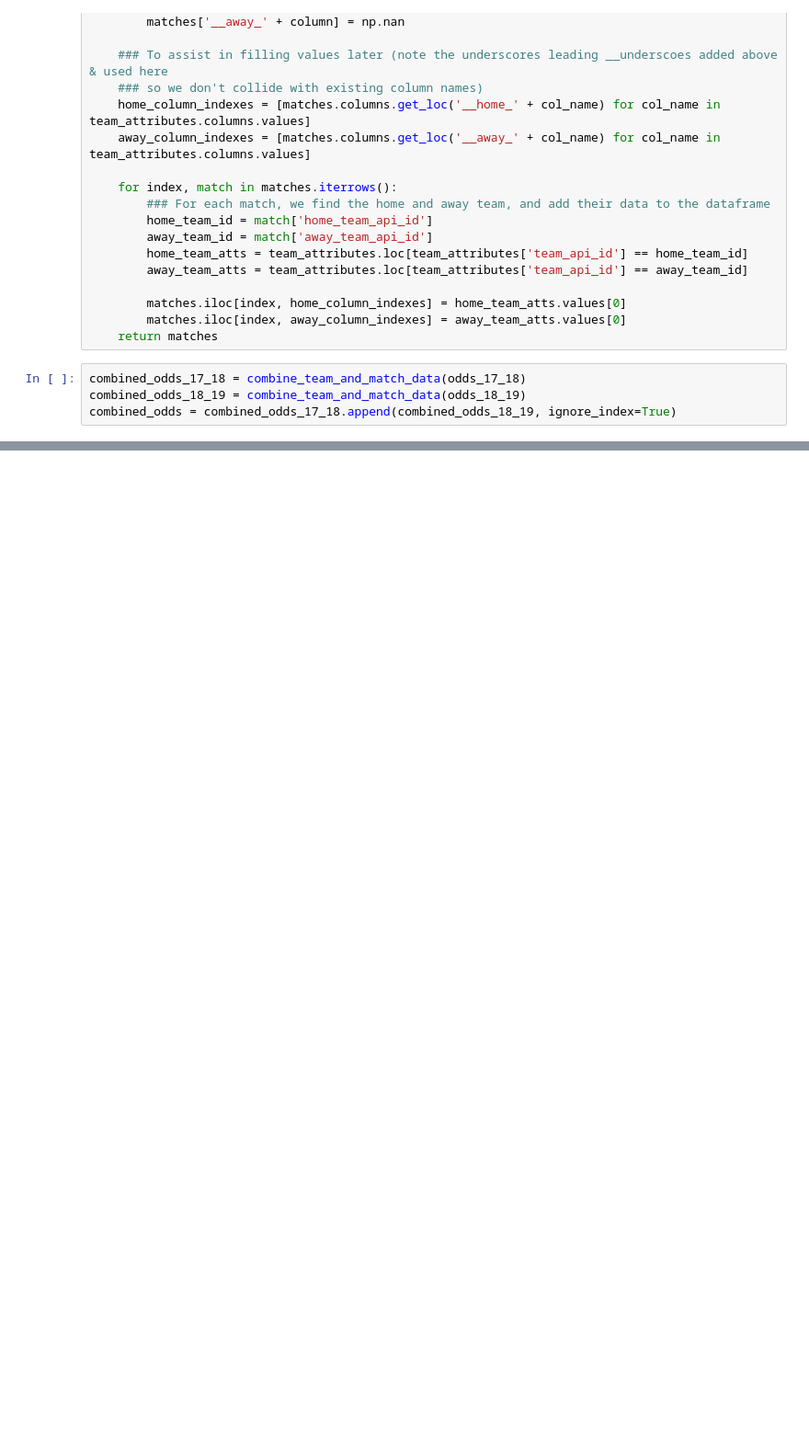
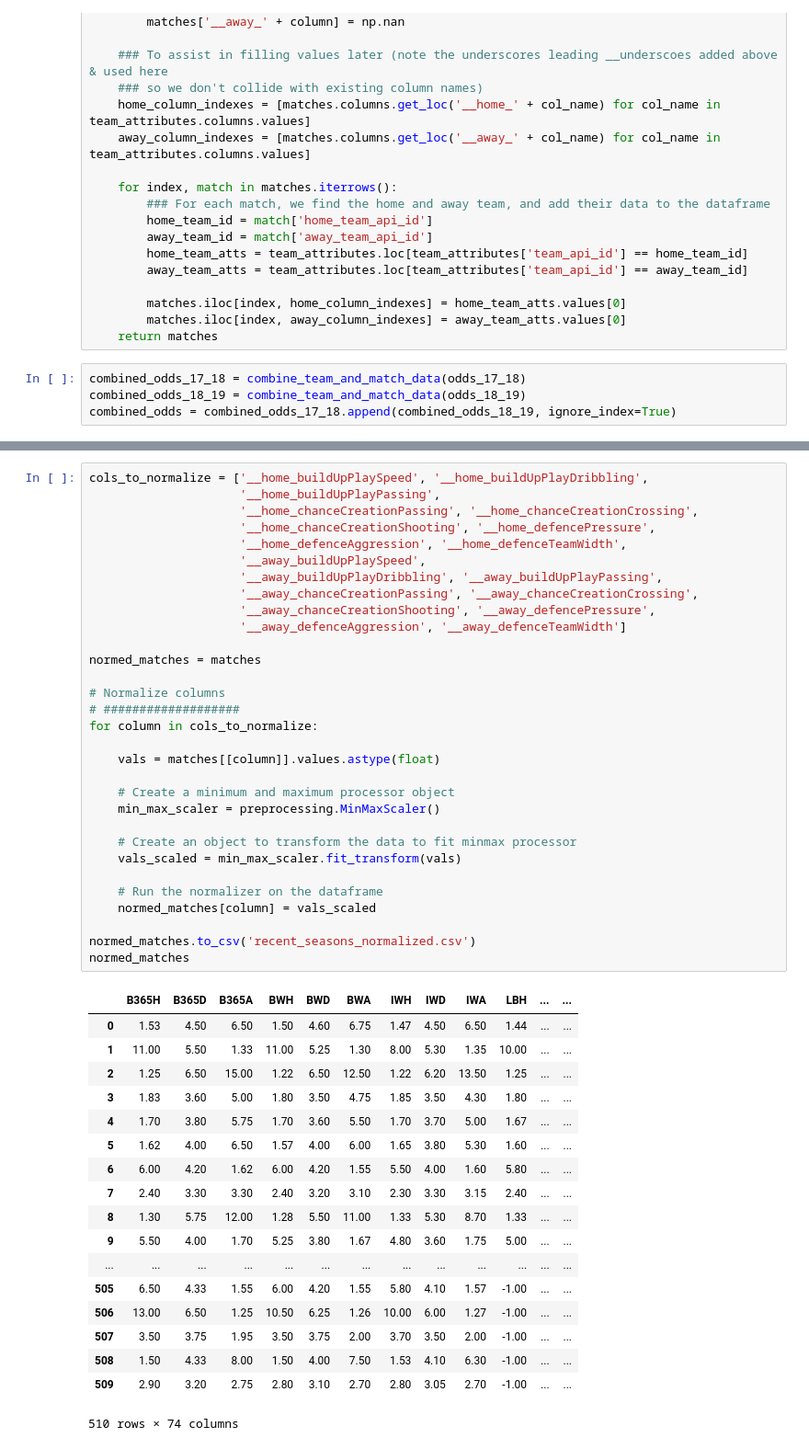
Before and after one commit to zsimone10/FIFABets, a Jupyter notebook: scrape_team_attributes.ipynb, the cells around one changed output, grey strips where cells are left out. Shown at 92% size. Drawn from its saved outputs; the diff is of its cells as text; blank space fills up the shorter version.

```diff
--- a/scrape_team_attributes.ipynb
+++ b/scrape_team_attributes.ipynb
@@ -234,3 +193,53 @@ matches.to_csv('clean_negative_one_fill.csv')
+# %%
+cols_to_normalize = ['__home_buildUpPlaySpeed', '__home_buildUpPlayDribbling',
+                     '__home_buildUpPlayPassing',
+                     '__home_chanceCreationPassing', '__home_chanceCreationCrossing',
+                     '__home_chanceCreationShooting', '__home_defencePressure',
+                     '__home_defenceAggression', '__home_defenceTeamWidth',
+                     '__away_buildUpPlaySpeed',
+                     '__away_buildUpPlayDribbling', '__away_buildUpPlayPassing',
+                     '__away_chanceCreationPassing', '__away_chanceCreationCrossing',
+                     '__away_chanceCreationShooting', '__away_defencePressure',
+                     '__away_defenceAggression', '__away_defenceTeamWidth']
+
+normed_matches = matches
+
+# Normalize columns
+# ###################
+for column in cols_to_normalize:
+
+    vals = matches[[column]].values.astype(float)
+
+    # Create a minimum and maximum processor object
+    min_max_scaler = preprocessing.MinMaxScaler()
+
+    # Create an object to transform the data to fit minmax processor
+    vals_scaled = min_max_scaler.fit_transform(vals)
+
+    # Run the normalizer on the dataframe
+    normed_matches[column] = vals_scaled
+
+normed_matches.to_csv('recent_seasons_normalized.csv')
+normed_matches
+# %% [output]
+|  | B365H | B365D | B365A | BWH | BWD | BWA | IWH | IWD | IWA | LBH | ... | ... |
+| 0 | 1.53 | 4.50 | 6.50 | 1.50 | 4.60 | 6.75 | 1.47 | 4.50 | 6.50 | 1.44 | ... | ... |
+| 1 | 11.00 | 5.50 | 1.33 | 11.00 | 5.25 | 1.30 | 8.00 | 5.30 | 1.35 | 10.00 | ... | ... |
+| 2 | 1.25 | 6.50 | 15.00 | 1.22 | 6.50 | 12.50 | 1.22 | 6.20 | 13.50 | 1.25 | ... | ... |
+| 3 | 1.83 | 3.60 | 5.00 | 1.80 | 3.50 | 4.75 | 1.85 | 3.50 | 4.30 | 1.80 | ... | ... |
+| 4 | 1.70 | 3.80 | 5.75 | 1.70 | 3.60 | 5.50 | 1.70 | 3.70 | 5.00 | 1.67 | ... | ... |
+| 5 | 1.62 | 4.00 | 6.50 | 1.57 | 4.00 | 6.00 | 1.65 | 3.80 | 5.30 | 1.60 | ... | ... |
+| 6 | 6.00 | 4.20 | 1.62 | 6.00 | 4.20 | 1.55 | 5.50 | 4.00 | 1.60 | 5.80 | ... | ... |
+| 7 | 2.40 | 3.30 | 3.30 | 2.40 | 3.20 | 3.10 | 2.30 | 3.30 | 3.15 | 2.40 | ... | ... |
+| 8 | 1.30 | 5.75 | 12.00 | 1.28 | 5.50 | 11.00 | 1.33 | 5.30 | 8.70 | 1.33 | ... | ... |
+| 9 | 5.50 | 4.00 | 1.70 | 5.25 | 3.80 | 1.67 | 4.80 | 3.60 | 1.75 | 5.00 | ... | ... |
+| ... | ... | ... | ... | ... | ... | ... | ... | ... | ... | ... | ... | ... |
+| 505 | 6.50 | 4.33 | 1.55 | 6.00 | 4.20 | 1.55 | 5.80 | 4.10 | 1.57 | -1.00 | ... | ... |
+| 506 | 13.00 | 6.50 | 1.25 | 10.50 | 6.25 | 1.26 | 10.00 | 6.00 | 1.27 | -1.00 | ... | ... |
+| 507 | 3.50 | 3.75 | 1.95 | 3.50 | 3.75 | 2.00 | 3.70 | 3.50 | 2.00 | -1.00 | ... | ... |
+| 508 | 1.50 | 4.33 | 8.00 | 1.50 | 4.00 | 7.50 | 1.53 | 4.10 | 6.30 | -1.00 | ... | ... |
+| 509 | 2.90 | 3.20 | 2.75 | 2.80 | 3.10 | 2.70 | 2.80 | 3.05 | 2.70 | -1.00 | ... | ... |
+510 rows × 74 columns
 # %%
 index = range(0, combined_odds.shape[0]) # number rows
 columns = ['Home', 'Draw', 'Away']
```
Also changed, not shown: parts of 5 cells of this notebook, 2 other files.
